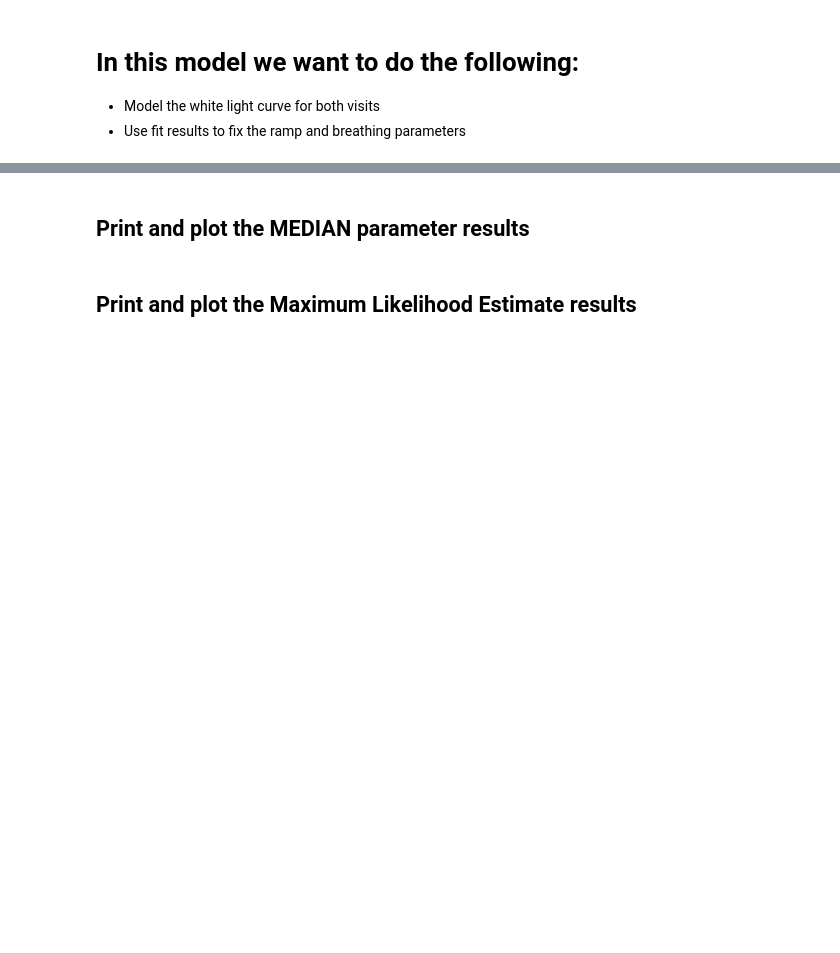
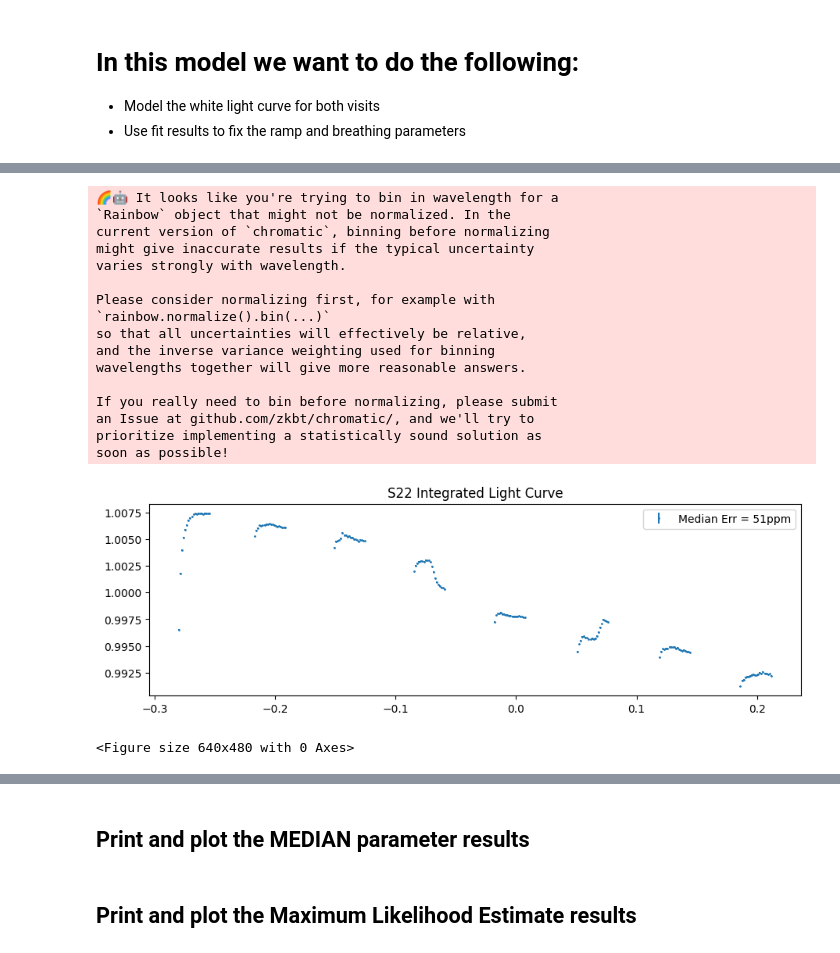
Before and after one commit to will-waalkes/Spot_Treating_AUMicb, a Jupyter notebook: modeling/04-broadband-lc/S22_whitelight_3spots.ipynb, the cells around one changed output, grey strips where cells are left out. Saved outputs shown, nothing was run; the diff lists cells and outputs as text; code cells hidden in the pictures; blank space fills up the shorter version.

```diff
--- a/modeling/04-broadband-lc/S22_whitelight_3spots.ipynb
+++ b/modeling/04-broadband-lc/S22_whitelight_3spots.ipynb
@@ -46,3 +67,59 @@ plt.clf()
+# %%
+visit = 'S22'
+
+orbits_to_exclude = np.array([0,1,2,6,7])
+lc_index = 1 if visit=='F21' else 0
+bin_edges = jnp.array([0.87,1.135,1.64]) * u.micron
+
+predicted_T0 = visits[f'{visit}']['T0 (BJD_TDB)'].value
+binwidth = visits[f'{visit}']['native resolution']
+exptime = visits[f'{visit}']['exp (s)']
+grism = visits[f'{visit}']['Grism']
+
+rainbow = read_rainbow(f'../../data/rainbows/{visit}_scan-combined_trimmed_pacman_spec.rainbow.npy')
+binned_for_model = rainbow.bin(wavelength_edges=bin_edges)
+fleck_wavelengths = binned_for_model.wavelength.value
+
+integrated_flux = np.trapz(rainbow.flux.value,x=rainbow.wavelength.value,axis=0)
+
+data_wavelengths = speclc_rainbow.wavelength.value
+img_date = rainbow.time.value
+data_flux = integrated_flux/integrated_flux.mean()
+relative_err = np.sqrt(integrated_flux/rainbow.nwave)/integrated_flux
+time_from_T0 = img_date - predicted_T0
+
+plt.figure(figsize=(9,3))
+plt.errorbar(time_from_T0,data_flux,relative_err,
+             label=f'Median Err = {int(np.nanmedian(relative_err)*1e6) }ppm',
+            fmt='o',ms=1)
+plt.legend()
+plt.title(f'{visit} Integrated Light Curve')
+plt.show()
+plt.clf()
+
+# plt.figure(figsize=(9,3) )
+# plt.errorbar(time_from_T0,data_flux,yerr=relative_err,fmt='o',ms=1)
+# plt.show()
+# plt.clf()
+# %% [output]
+🌈🤖 It looks like you're trying to bin in wavelength for a
+`Rainbow` object that might not be normalized. In the
+current version of `chromatic`, binning before normalizing
+might give inaccurate results if the typical uncertainty
+varies strongly with wavelength.
+
+Please consider normalizing first, for example with
+`rainbow.normalize().bin(...)`
+so that all uncertainties will effectively be relative,
+and the inverse variance weighting used for binning
+wavelengths together will give more reasonable answers.
+
+If you really need to bin before normalizing, please submit
+an Issue at github.com/zkbt/chromatic/, and we'll try to
+prioritize implementing a statistically sound solution as
+soon as possible!
+[figure, added]
+<Figure size 640x480 with 0 Axes>
 # %%
 # Label the orbits
 orbit = np.zeros_like(img_date)
```
Also changed, not shown: parts of 7 cells of this notebook.
